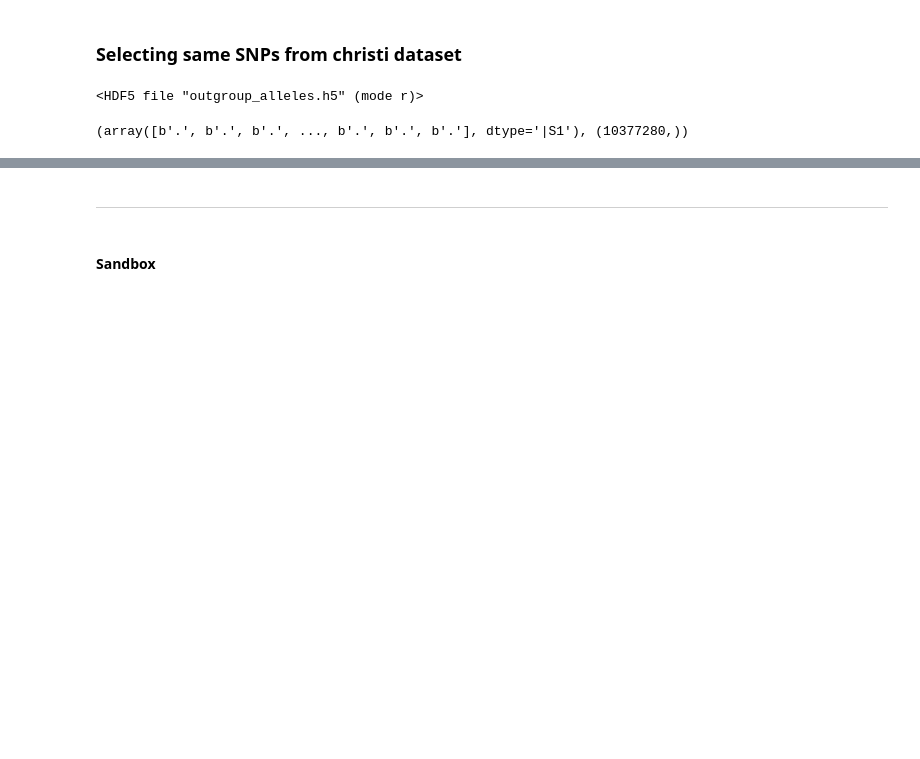
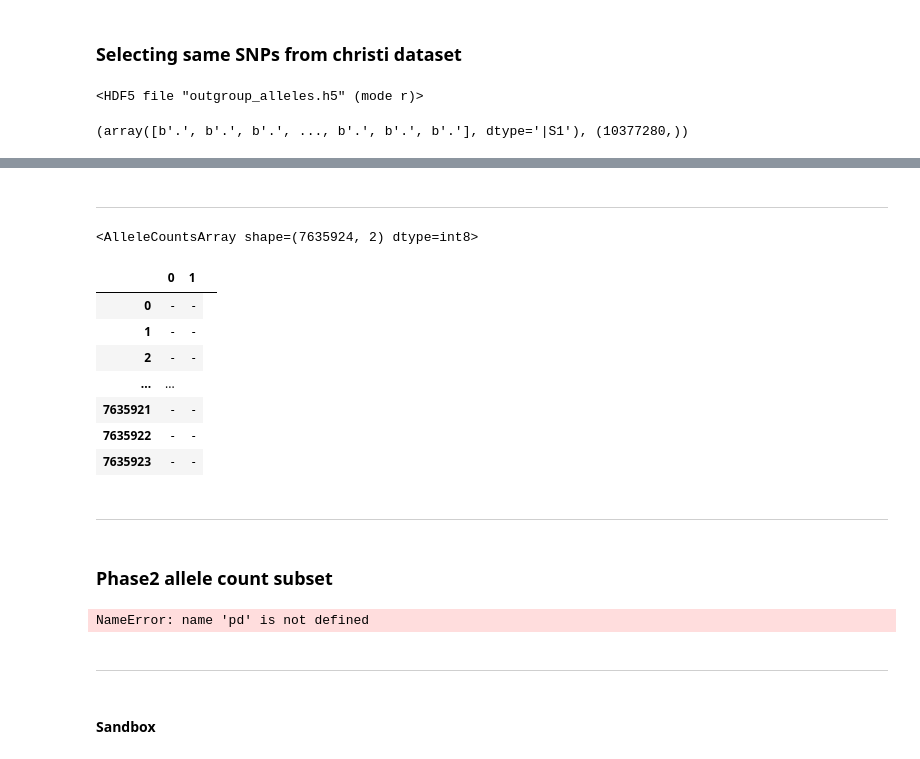
Before and after one commit to randomxsk8/notebooks, a Jupyter notebook: 08232019_Outgroup_phase2_map.ipynb, the cells around one changed output, grey strips where cells are left out. Cells and saved outputs as stored; diff of their text form; code cells hidden in the pictures; blank space fills up the shorter version.

```diff
--- a/08232019_Outgroup_phase2_map.ipynb
+++ b/08232019_Outgroup_phase2_map.ipynb
@@ -80,0 +133,3 @@ sel_snp_chri
+# %%
+mapping = allel.create_allele_mapping(phase2_ref, phase2_alt, sel_snp_chri)
+mapping
@@ -80,0 +144,25 @@ sel_snp_chri
+# %% [markdown]
+------------------------------
+# %%
+chri_allele_count = allel.AlleleCountsArray(mapping)
+chri_allele_count
+# %% [output]
+<AlleleCountsArray shape=(7635924, 2) dtype=int8>
+|  | 0 | 1 |
+| 0 | - | - |
+| 1 | - | - |
+| 2 | - | - |
+| ... | ... |  |  |
+| 7635921 | - | - |
+| 7635922 | - | - |
+| 7635923 | - | - |
+# %% [markdown]
+---------------------------------------------
+# %% [markdown]
+### Phase2 allele count subset
+# %%
+metadata = pd.read_csv("samples.meta.txt", sep="\t")
+pop_select = metadata.population.isin({'BFgam', 'GAgam', 'AOcol'}).values
+pop_subset = metadata[pop_select]
+# %% [output]
+NameError: name 'pd' is not defined
```
Also changed, not shown: parts of 13 cells of this notebook.
